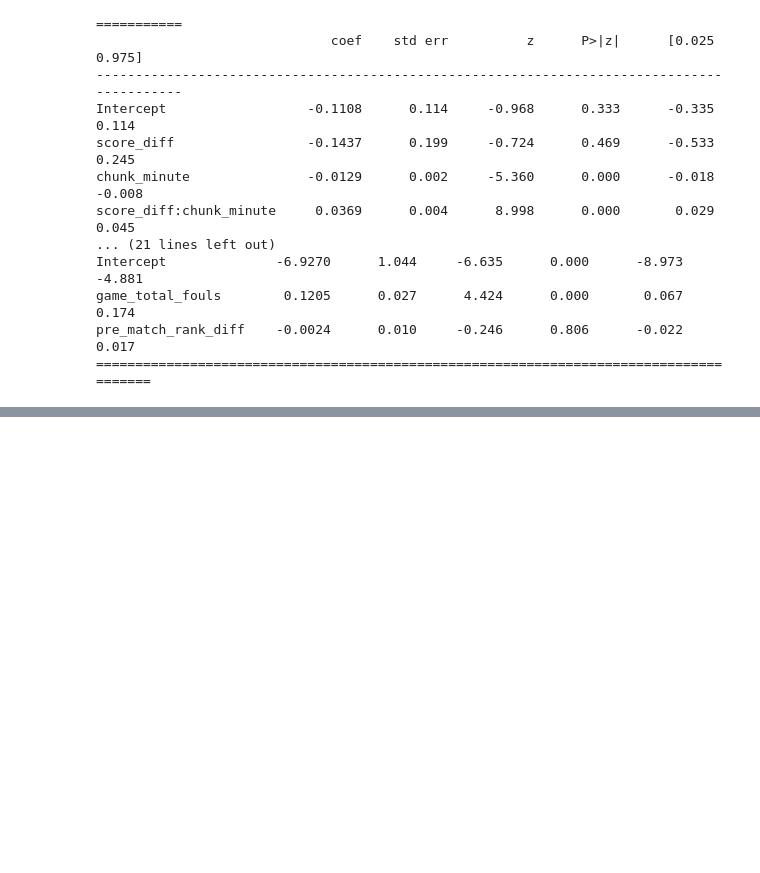
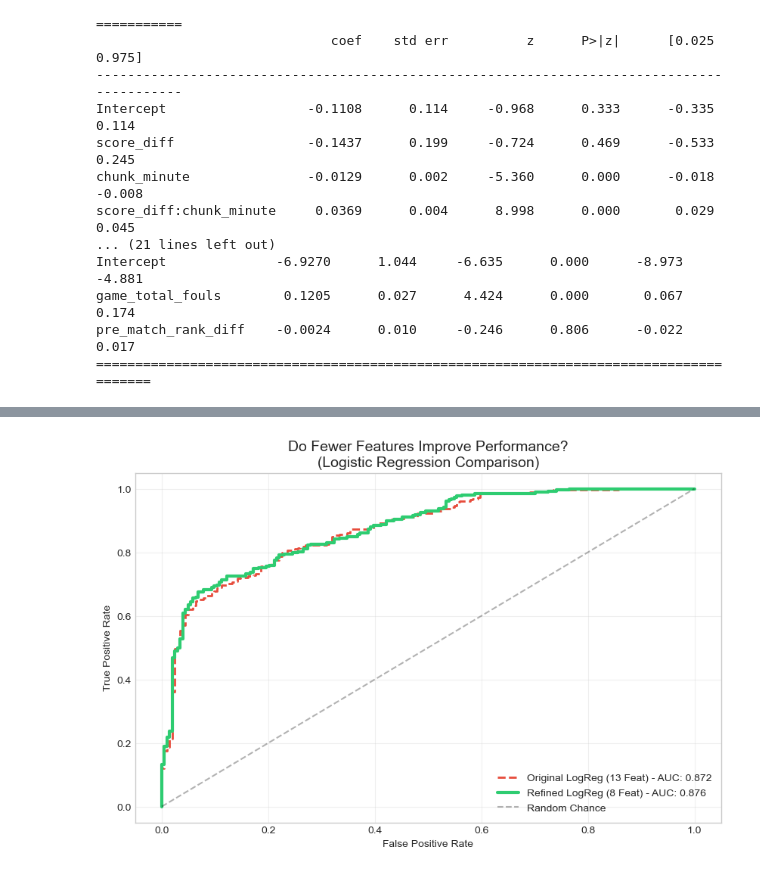
Before and after one commit to biddca22/world-cup-predictions, a Jupyter notebook: notebooks/modelling_and_inference.ipynb, the cells around one changed output, grey strips where cells are left out. Saved outputs shown, nothing was run; the diff lists cells and outputs as text; code cells hidden in the pictures; blank space fills up the shorter version.

Commit message:
Finished modelling and inference

```diff
--- a/notebooks/modelling_and_inference.ipynb
+++ b/notebooks/modelling_and_inference.ipynb
@@ -991,0 +1178,82 @@ pre_match_rank_diff    -0.0024      0.010     -0.246      0.806      -0.022
+# %%
+# ------------------------------------------------------
+# 20. Evaluation: Original vs. Refined
+# ------------------------------------------------------
+print("--- Comparing Original (13 Features) vs. 'Refined' (8 Features) ---")
+
+comparison_results = []
+
+# Helper to calculate metrics
+def get_metrics(tag, model, X_val, y_true):
+    probs = model.predict_proba(X_val)[:, 1]
+    return {
+        'Model': tag,
+        'Brier Score': brier_score_loss(y_true, probs),
+        'Log Loss': log_loss(y_true, probs),
+        'AUC': roc_auc_score(y_true, probs),
+        'Feature Count': X_val.shape[1]
+    }
+
+# --- 1. Calculate metrics for all pairs ---
+
+# List of models to compare
+# Mapping: (original name, refined key, needs scaling?)
+pairs_to_test = [
+    ('Logistic Regression', 'Refined LogReg', True),
+    ('Gradient Boosting',   'Refined GB',     False),
+    ('Random Forest',       'Refined RF',     False),
+    ('XGBoost',             'Refined XGB',    False),
+    ('KNN',                 'Refined KNN',    True)
+]
+
+for orig_name, ref_key, needs_scaling in pairs_to_test:
+    # A. Score Original
+    if needs_scaling:
+        res_orig = get_metrics(f"Original {orig_name}", models[orig_name], X_test_scaled, y_test)
+    else:
+        res_orig = get_metrics(f"Original {orig_name}", models[orig_name], X_test, y_test)
+    comparison_results.append(res_orig)
+
+    # B. Score Refined
+    if needs_scaling:
+        res_ref = get_metrics(f"Refined {orig_name}", refined_models[ref_key], X_test_ref_scaled, y_test)
+    else:
+        res_ref = get_metrics(f"Refined {orig_name}", refined_models[ref_key], X_test_ref, y_test)
+    comparison_results.append(res_ref)
+
+# --- 2. Display table ---
+comp_df = pd.DataFrame(comparison_results)
+comp_df = comp_df.sort_values(by=['Model'])
+print("\n--- Impact of Feature Selection ---")
+print(comp_df[['Model', 'Feature Count', 'Brier Score', 'AUC']].round(4))
+
+
+# --- 3. Visualisation: ROC Curve of the highest performer ---
+plt.figure(figsize=(10, 6))
+
+# Plot original LogReg
+# Note: Logistic Regression used X_test_scaled
+probs_orig = models['Logistic Regression'].predict_proba(X_test_scaled)[:, 1]
+fpr_orig, tpr_orig, _ = roc_curve(y_test, probs_orig)
+auc_orig = roc_auc_score(y_test, probs_orig)
+plt.plot(fpr_orig, tpr_orig, label=f"Original LogReg (13 Feat) - AUC: {auc_orig:.3f}",
+         linestyle='--', linewidth=2, color='#e74c3c')
+
+# Plot refined LogReg
+# Note: Refined model uses X_test_ref_scaled
+probs_ref = refined_models['Refined LogReg'].predict_proba(X_test_ref_scaled)[:, 1]
+fpr_ref, tpr_ref, _ = roc_curve(y_test, probs_ref)
+auc_ref = roc_auc_score(y_test, probs_ref)
+plt.plot(fpr_ref, tpr_ref, label=f"Refined LogReg (8 Feat) - AUC: {auc_ref:.3f}",
+         linewidth=3, color='#2ecc71')
+
+# Plot baseline
+plt.plot([0, 1], [0, 1], 'k--', alpha=0.3, label="Random Chance")
+
+plt.title("Do Fewer Features Improve Performance?\n(Logistic Regression Comparison)", fontsize=14)
+plt.xlabel("False Positive Rate")
+plt.ylabel("True Positive Rate")
+plt.legend(loc='lower right')
+plt.grid(True, alpha=0.3)
+plt.show()
+# %% [output]
@@ -991,0 +1274 @@ pre_match_rank_diff    -0.0024      0.010     -0.246      0.806      -0.022
+[figure, added]
```
Also changed, not shown: parts of 13 cells of this notebook.
